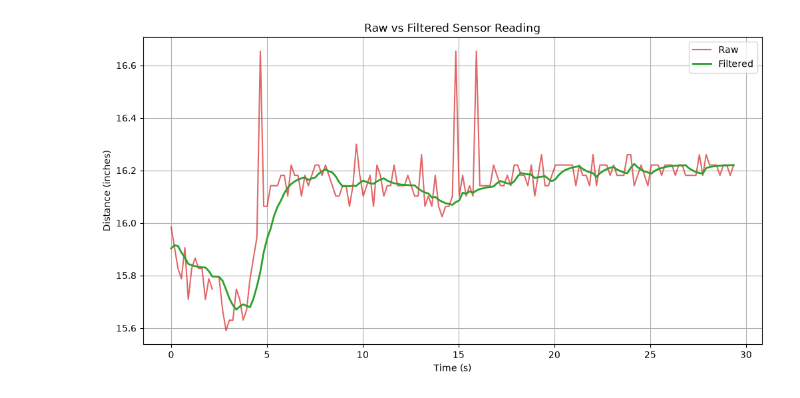
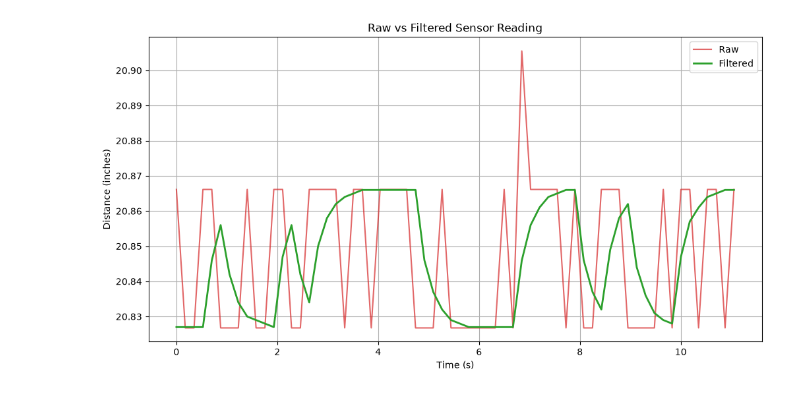
Before and after one commit to belloot/oas-canopy-sense, a Jupyter notebook: data_logs/field_debug.ipynb, the cells around one changed output. Cells and saved outputs as stored; diff of their text form; code cells hidden in the pictures.

```diff
--- a/data_logs/field_debug.ipynb
+++ b/data_logs/field_debug.ipynb
@@ -15,36 +15,36 @@ def read_log(path):
     df["filtered_valid_in"] = df["filtered_in"].where(df["raw_mm"] != -1)
     return df
 # %%
-log_file = "mobile_base_dataset/bed1/mobile_16_1.txt"
+log_file = "mobile_ground_dataset/mobile_16.txt"
 
 df = read_log(log_file)
 
 # Remove no peak data, convert to inches, align filtered values with valid raw values, and calculate time
 df["raw_valid"] = df["raw_mm"].replace(-1, np.nan)
 df["raw_in"] = df["raw_valid"] / 25.4
 df["filtered_valid_in"] = df["filtered_in"].where(df["raw_mm"] != -1)
 df["time_s"] = (df["tnow"] - df["tnow"].iloc[0]) / 1000
 
 # Plot raw & filtered vs. time
 
 plt.figure(figsize=(12, 6))
 
 plt.plot(df["time_s"], df["raw_in"],
          label="Raw",
          color="tab:red",
          alpha=0.7)
 
 plt.plot(df["time_s"], df["filtered_in"],
          label="Filtered",
          color="tab:green",
          linewidth=2)
 
 plt.xlabel("Time (s)")
 plt.ylabel("Distance (inches)")
 plt.title("Raw vs Filtered Sensor Reading")
 plt.legend()
 plt.grid(True)
 
 plt.show()
 # %% [output]
-[figure, old version]
+[figure, new version]
```
Also changed, not shown: 2 other files.
